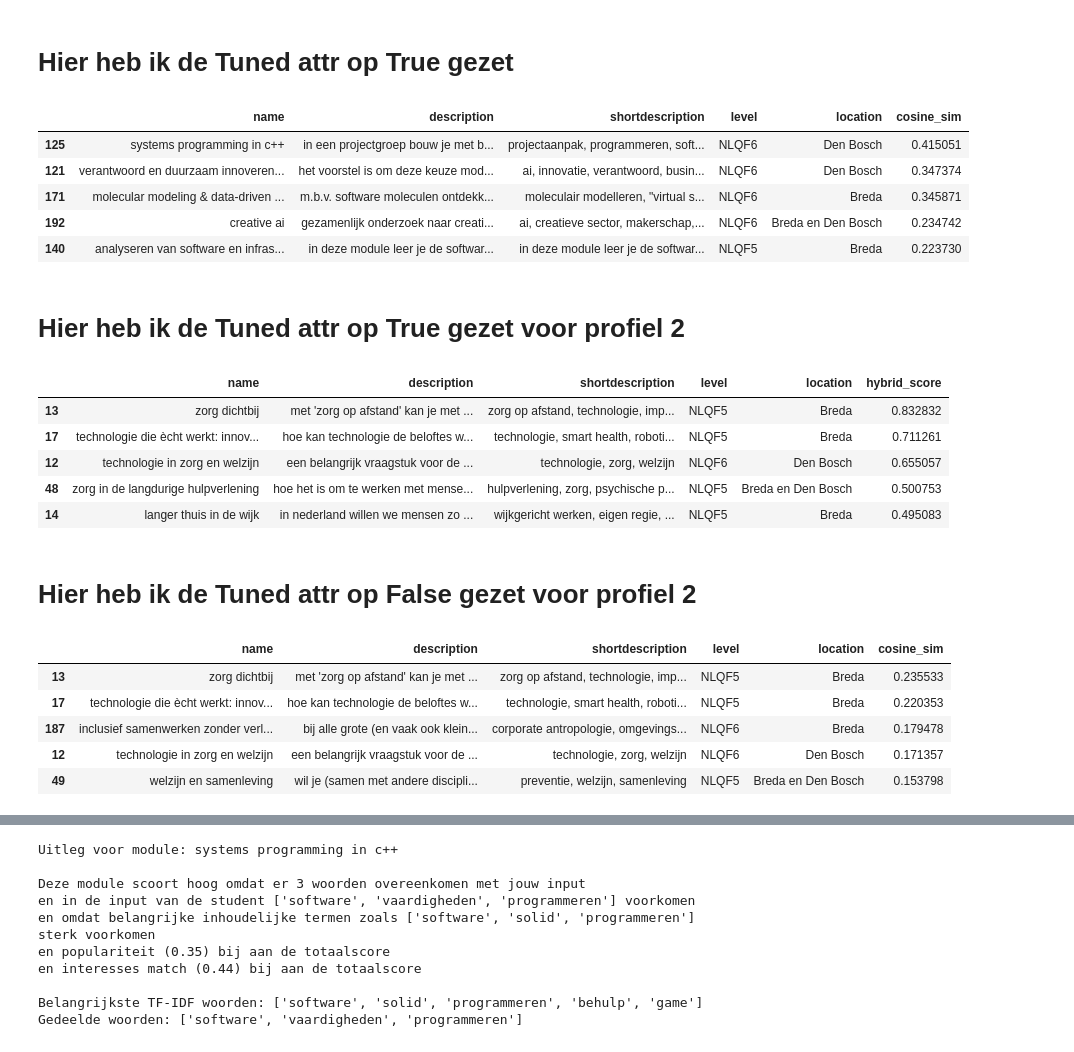
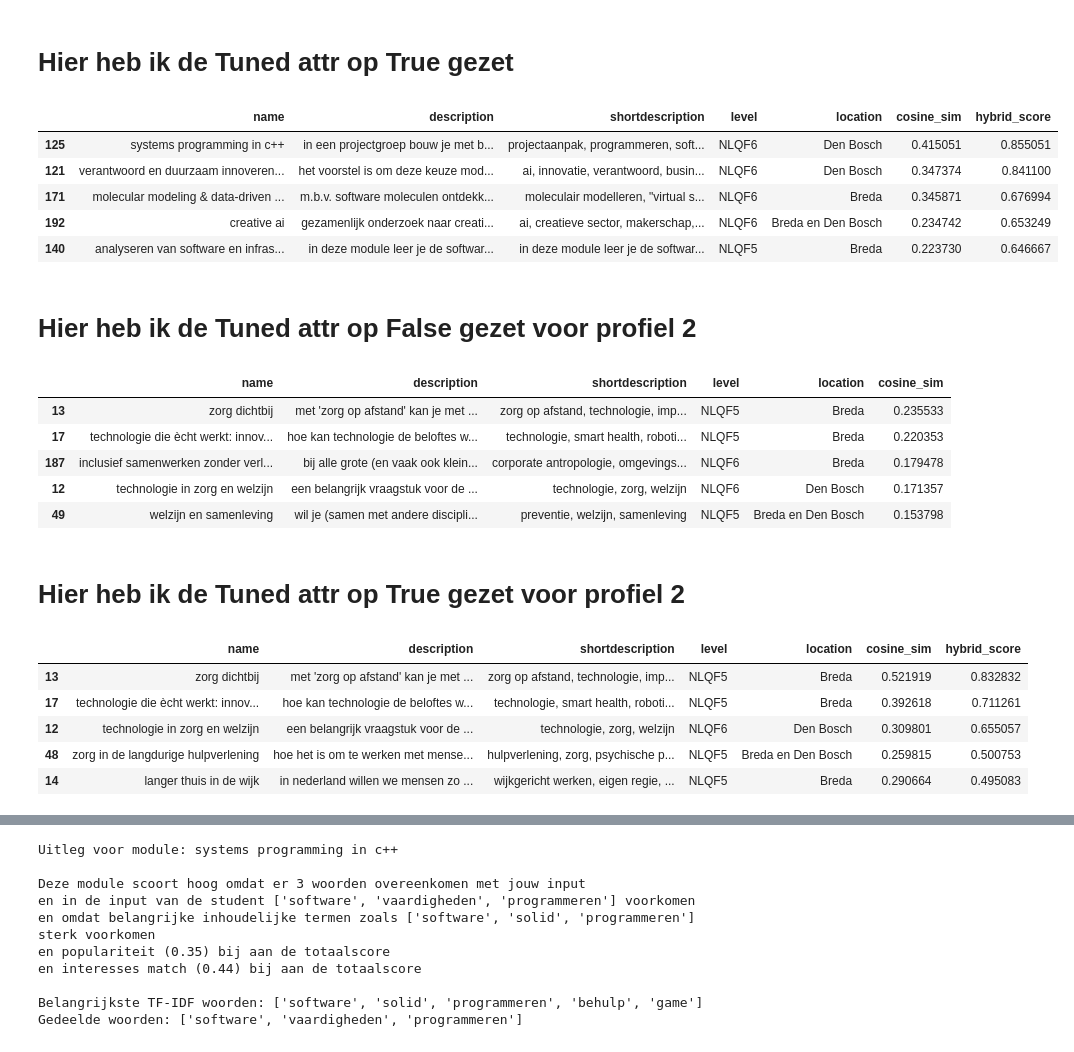
Before and after one commit to EnesT51/LU2-AI-Prototype, a Jupyter notebook: AI-PoC/AI_PoC.ipynb, the cells around one changed output, grey strips where cells are left out. Cells and saved outputs as stored; diff of their text form; code cells hidden in the pictures.

```diff
--- a/AI-PoC/AI_PoC.ipynb
+++ b/AI-PoC/AI_PoC.ipynb
@@ -234,8 +234,8 @@ class Profile:
 class HybridRecommender:
     def __init__(self,
                  profile: Profile,
-                 ifidf_features: int = 2000,
-                 ifidf_range: tuple = (1,2),
+                 ifidf_features: int = None,
+                 ifidf_range: tuple = None,
                  cosine_sim: float = 0.75,
                  popularity_score: float = 0.05,
                  interests_match_score: float = 0.20,
@@ -245,7 +245,7 @@ class HybridRecommender:
         self.popularity_score_weight = popularity_score
         self.interests_match_score_weight = interests_match_score
         self.stop_words = set(stopwords.words('dutch'))
-        self.vectorizer = TfidfVectorizer()
+        self.vectorizer = None
         self.lemmatizer = WordNetLemmatizer()
         self.scaler = StandardScaler()
         self.profile = profile
@@ -292,6 +292,7 @@ class HybridRecommender:
     def fit(self, csv_path: str):
         """Train het content-based deel (TF-IDF + basisfeatures) op de modules."""
         self.dataset = pd.read_csv(csv_path)
+        self.baseline_vs_tuned()
         # Hier maak ik een gecombineerde tekstkolom voor TF-IDF
         self.dataset['combined_text'] = (
             self.dataset['name'].fillna('') + ' ' +
@@ -301,7 +302,6 @@ class HybridRecommender:
             self.dataset['learningoutcomes'].fillna('') + ' ' +
             self.dataset['module_tags'].fillna('')
         )
-        self.baseline_vs_tuned()
 
         # Hier preprocess ik de gecombineerde tekstkolom
         if self.tuned == True:
@@ -551,49 +547,51 @@ top_rec[['name', 'description', 'shortdescription', 'level', 'location', 'cosine
 # %%
 student_input = "ik wil programmeren, ai en data-analyse verkennen"
 goals = "Ik wil mijn vaardigheden verbeteren en nieuwe technologieën leren en software ontwikkelen."
-student_profile = Profile(interests=student_input, goals=goals)
-recommender = create_recommender(student_profile, ifidf_features=500, ifidf_range=(1,2), tuned=True, top_k=5)
+recommender = HybridRecommender(student_profile,ifidf_features=500, ifidf_range=(1,2), tuned=True, cosine_sim=0.75, popularity_score=0.05, interests_match_score=0.20)
+recommender.fit('VKM_dataset_cleaned.csv')
 top_rec = recommender.recommend(top_k=5)
-top_rec[['name', 'description', 'shortdescription', 'level', 'location', 'cosine_sim']].head()
+top_rec[['name', 'description', 'shortdescription', 'level', 'location', 'cosine_sim', 'hybrid_score']].head()
 # %% [output]
-|  | name | description | shortdescription | level | location | cosine_sim |
-| 125 | systems programming in c++ | in een projectgroep bouw je met b... | projectaanpak, programmeren, soft... | NLQF6 | Den Bosch | 0.415051 |
-| 121 | verantwoord en duurzaam innoveren... | het voorstel is om deze keuze mod... | ai, innovatie, verantwoord, busin... | NLQF6 | Den Bosch | 0.347374 |
-| 171 | molecular modeling & data-driven ... | m.b.v. software moleculen ontdekk... | moleculair modelleren, "virtual s... | NLQF6 | Breda | 0.345871 |
-| 192 | creative ai | gezamenlijk onderzoek naar creati... | ai, creatieve sector, makerschap,... | NLQF6 | Breda en Den Bosch | 0.234742 |
-| 140 | analyseren van software en infras... | in deze module leer je de softwar... | in deze module leer je de softwar... | NLQF5 | Breda | 0.223730 |
+|  | name | description | shortdescription | level | location | cosine_sim | hybrid_score |
+| 125 | systems programming in c++ | in een projectgroep bouw je met b... | projectaanpak, programmeren, soft... | NLQF6 | Den Bosch | 0.415051 | 0.855051 |
+| 121 | verantwoord en duurzaam innoveren... | het voorstel is om deze keuze mod... | ai, innovatie, verantwoord, busin... | NLQF6 | Den Bosch | 0.347374 | 0.841100 |
+| 171 | molecular modeling & data-driven ... | m.b.v. software moleculen ontdekk... | moleculair modelleren, "virtual s... | NLQF6 | Breda | 0.345871 | 0.676994 |
+| 192 | creative ai | gezamenlijk onderzoek naar creati... | ai, creatieve sector, makerschap,... | NLQF6 | Breda en Den Bosch | 0.234742 | 0.653249 |
+| 140 | analyseren van software en infras... | in deze module leer je de softwar... | in deze module leer je de softwar... | NLQF5 | Breda | 0.223730 | 0.646667 |
 # %% [markdown]
-# Hier heb ik de Tuned attr op True gezet voor profiel 2
+# Hier heb ik de Tuned attr op False gezet voor profiel 2
 # %%
 student2_input = "Ik wil in de zorg werken en mensen helpen met technologie"
 student2_goals = "Ik wil mijn kennis van gezondheidszorg en technologie combineren om innovatieve oplossingen te ontwikkelen."
 student2_profile = Profile(interests=student2_input, goals=student2_goals)
-recommender2 = create_recommender(student2_profile, ifidf_features=500, ifidf_range=(1,2), tuned=True, top_k=5)
+recommender2 = HybridRecommender(student2_profile, tuned=False, cosine_sim=0.75, popularity_score=0.05, interests_match_score=0.20)
+recommender2.fit('VKM_dataset_cleaned.csv')
 top_rec2 = recommender2.recommend(top_k=5)
-top_rec2[['name', 'description', 'shortdescription', 'level', 'location', 'hybrid_score']].head()
+top_rec2[['name', 'description', 'shortdescription', 'level', 'location', 'cosine_sim']].head()
 # %% [output]
-|  | name | description | shortdescription | level | location | hybrid_score |
-| 13 | zorg dichtbij | met 'zorg op afstand' kan je met ... | zorg op afstand, technologie, imp... | NLQF5 | Breda | 0.832832 |
-| 17 | technologie die ècht werkt: innov... | hoe kan technologie de beloftes w... | technologie, smart health, roboti... | NLQF5 | Breda | 0.711261 |
-| 12 | technologie in zorg en welzijn | een belangrijk vraagstuk voor de ... | technologie, zorg, welzijn | NLQF6 | Den Bosch | 0.655057 |
-| 48 | zorg in de langdurige hulpverlening | hoe het is om te werken met mense... | hulpverlening, zorg, psychische p... | NLQF5 | Breda en Den Bosch | 0.500753 |
-| 14 | langer thuis in de wijk | in nederland willen we mensen zo ... | wijkgericht werken, eigen regie, ... | NLQF5 | Breda | 0.495083 |
+|  | name | description | shortdescription | level | location | cosine_sim |
+| 13 | zorg dichtbij | met 'zorg op afstand' kan je met ... | zorg op afstand, technologie, imp... | NLQF5 | Breda | 0.235533 |
+| 17 | technologie die ècht werkt: innov... | hoe kan technologie de beloftes w... | technologie, smart health, roboti... | NLQF5 | Breda | 0.220353 |
+| 187 | inclusief samenwerken zonder verl... | bij alle grote (en vaak ook klein... | corporate antropologie, omgevings... | NLQF6 | Breda | 0.179478 |
+| 12 | technologie in zorg en welzijn | een belangrijk vraagstuk voor de ... | technologie, zorg, welzijn | NLQF6 | Den Bosch | 0.171357 |
+| 49 | welzijn en samenleving | wil je (samen met andere discipli... | preventie, welzijn, samenleving | NLQF5 | Breda en Den Bosch | 0.153798 |
 # %% [markdown]
-# Hier heb ik de Tuned attr op False gezet voor profiel 2
+# Hier heb ik de Tuned attr op True gezet voor profiel 2
 # %%
 student2_input = "Ik wil in de zorg werken en mensen helpen met technologie"
 student2_goals = "Ik wil mijn kennis van gezondheidszorg en technologie combineren om innovatieve oplossingen te ontwikkelen."
 student2_profile = Profile(interests=student2_input, goals=student2_goals)
-recommender2 = create_recommender(student2_profile, ifidf_features=500, ifidf_range=(1,2), tuned=False, top_k=5)
-top_rec2 = recommender2.recommend(top_k=5)
-top_rec2[['name', 'description', 'shortdescription', 'level', 'location', 'cosine_sim']].head()
+recommender = HybridRecommender(student2_profile, ifidf_features=500, ifidf_range=(1,2), tuned=True, cosine_sim=0.75, popularity_score=0.05, interests_match_score=0.20)
+recommender.fit('VKM_dataset_cleaned.csv')
+top_rec2 = recommender.recommend(top_k=5)
+top_rec2[['name', 'description', 'shortdescription', 'level', 'location', 'cosine_sim', 'hybrid_score']].head()
 # %% [output]
-|  | name | description | shortdescription | level | location | cosine_sim |
-| 13 | zorg dichtbij | met 'zorg op afstand' kan je met ... | zorg op afstand, technologie, imp... | NLQF5 | Breda | 0.235533 |
-| 17 | technologie die ècht werkt: innov... | hoe kan technologie de beloftes w... | technologie, smart health, roboti... | NLQF5 | Breda | 0.220353 |
-| 187 | inclusief samenwerken zonder verl... | bij alle grote (en vaak ook klein... | corporate antropologie, omgevings... | NLQF6 | Breda | 0.179478 |
-| 12 | technologie in zorg en welzijn | een belangrijk vraagstuk voor de ... | technologie, zorg, welzijn | NLQF6 | Den Bosch | 0.171357 |
-| 49 | welzijn en samenleving | wil je (samen met andere discipli... | preventie, welzijn, samenleving | NLQF5 | Breda en Den Bosch | 0.153798 |
+|  | name | description | shortdescription | level | location | cosine_sim | hybrid_score |
+| 13 | zorg dichtbij | met 'zorg op afstand' kan je met ... | zorg op afstand, technologie, imp... | NLQF5 | Breda | 0.521919 | 0.832832 |
+| 17 | technologie die ècht werkt: innov... | hoe kan technologie de beloftes w... | technologie, smart health, roboti... | NLQF5 | Breda | 0.392618 | 0.711261 |
+| 12 | technologie in zorg en welzijn | een belangrijk vraagstuk voor de ... | technologie, zorg, welzijn | NLQF6 | Den Bosch | 0.309801 | 0.655057 |
+| 48 | zorg in de langdurige hulpverlening | hoe het is om te werken met mense... | hulpverlening, zorg, psychische p... | NLQF5 | Breda en Den Bosch | 0.259815 | 0.500753 |
+| 14 | langer thuis in de wijk | in nederland willen we mensen zo ... | wijkgericht werken, eigen regie, ... | NLQF5 | Breda | 0.290664 | 0.495083 |
 # %%
 print_recommendations_with_explanations(recommender2, student2_profile, top_rec2)
 # %% [output]
```
Also changed, not shown: parts of 3 cells of this notebook.
